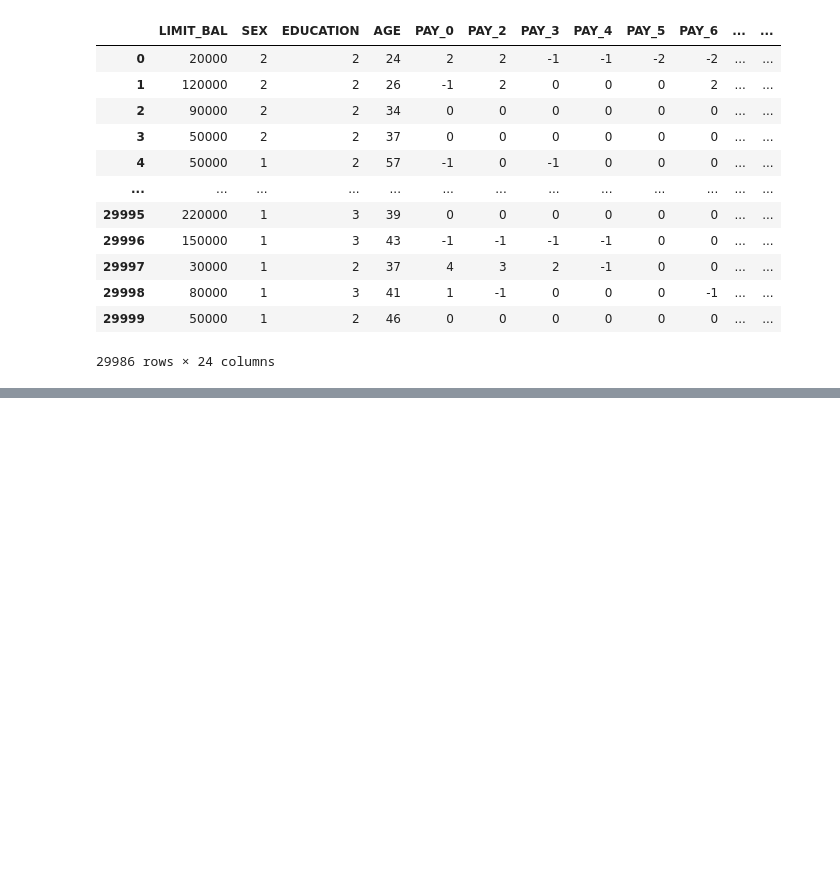
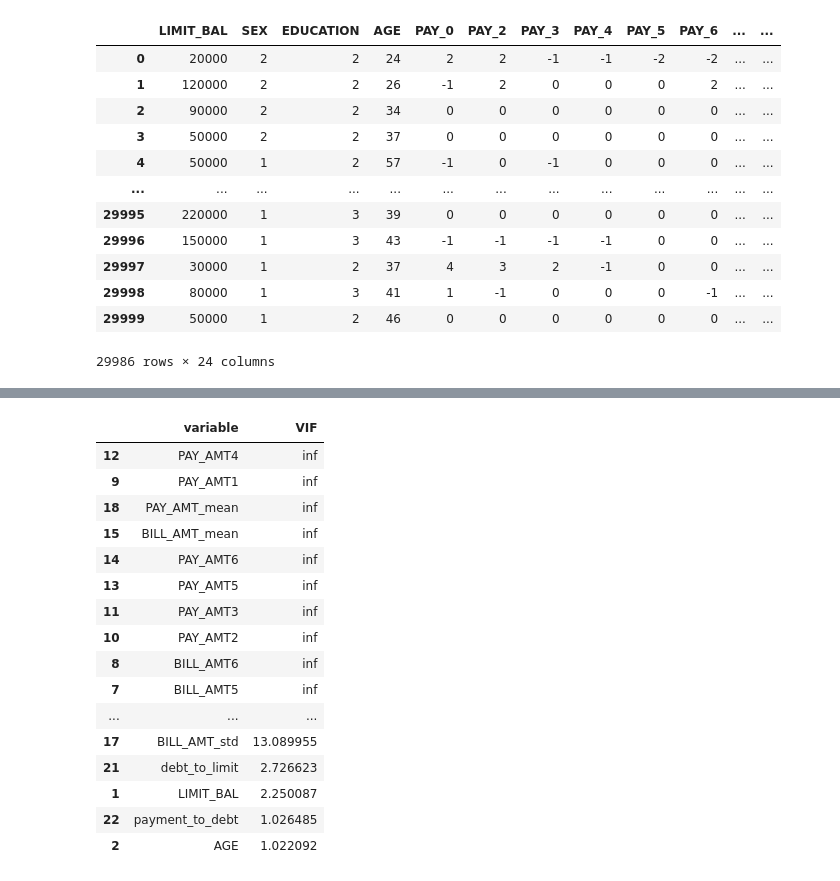
Before and after one commit to Groltjor/DCCCML, a Jupyter notebook: Notebooks/02_feature_engineering.ipynb, the cells around one changed output, grey strips where cells are left out. Saved outputs shown, nothing was run; the diff lists cells and outputs as text; code cells hidden in the pictures; blank space fills up the shorter version.

Commit message:
Update Heavy del notebook 02, se a arreglado leakage de VIF colocandolo after split, tambien se agregaron funciones para mejorar el split

```diff
--- a/Notebooks/02_feature_engineering.ipynb
+++ b/Notebooks/02_feature_engineering.ipynb
@@ -486,0 +94,14 @@ Pipeline(steps=[('preprocessor',
+# %%
+X, y = split_features_target(fe_clean_data)
+
+X_train, X_test, y_train, y_test = train_test_split(
+    X, y,
+    test_size = 0.2,
+    stratify = y,
+    random_state = 42
+)
+
+X_train_fe_numeric_cols = feature_groups.numeric_cols.copy()
+X_train_fe_numeric_cols.extend(columnas_anadidas)
+
+X_train_og_numeric_cols = feature_groups.numeric_cols.copy()
@@ -486,0 +130,21 @@ Pipeline(steps=[('preprocessor',
+# %%
+vif_data =check_for_vif(X_train, X_train_fe_numeric_cols)
+vif_data
+# %% [output]
+|  | variable | VIF |
+| 12 | PAY_AMT4 | inf |
+| 9 | PAY_AMT1 | inf |
+| 18 | PAY_AMT_mean | inf |
+| 15 | BILL_AMT_mean | inf |
+| 14 | PAY_AMT6 | inf |
+| 13 | PAY_AMT5 | inf |
+| 11 | PAY_AMT3 | inf |
+| 10 | PAY_AMT2 | inf |
+| 8 | BILL_AMT6 | inf |
+| 7 | BILL_AMT5 | inf |
+| ... | ... | ... |
+| 17 | BILL_AMT_std | 13.089955 |
+| 21 | debt_to_limit | 2.726623 |
+| 1 | LIMIT_BAL | 2.250087 |
+| 22 | payment_to_debt | 1.026485 |
+| 2 | AGE | 1.022092 |
```
Also changed, not shown: parts of 54 cells of this notebook, 3 other files.
